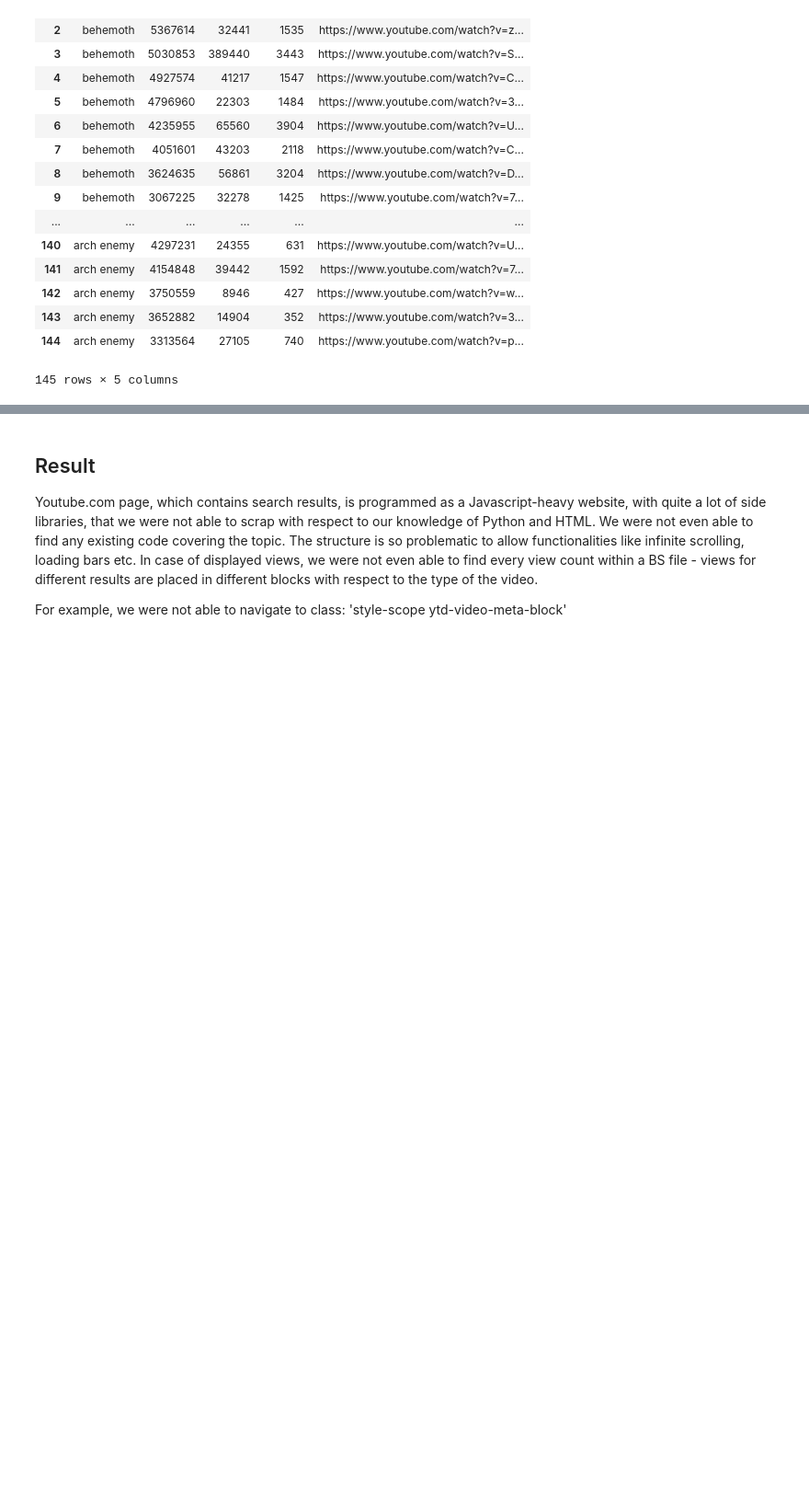
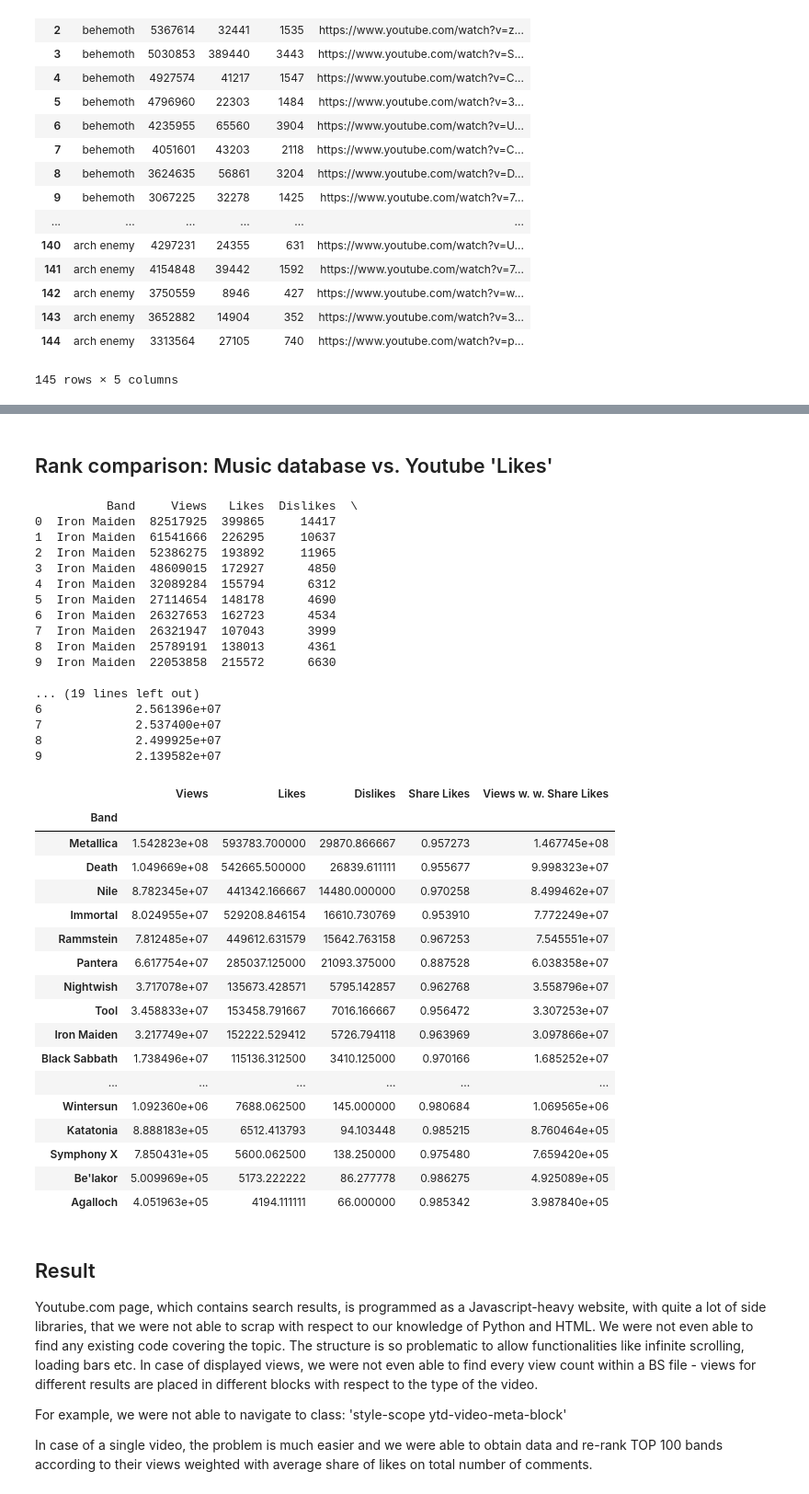
Before and after one commit to Zobis/Project_Python, a Jupyter notebook: Get_Data_YT.ipynb, the cells around one changed output, grey strips where cells are left out. Shown at 92% size. Saved outputs shown, nothing was run; the diff lists cells and outputs as text; code cells hidden in the pictures; blank space fills up the shorter version.

Commit message:
Ranked data TOP100

```diff
--- a/Get_Data_YT.ipynb
+++ b/Get_Data_YT.ipynb
@@ -34,11 +34,11 @@ def infotube(link):
 
     #number of likes
     likes=page.find_all('span', {'class' : "yt-uix-clickcard"})[2].find_all('span', {'class' : "yt-uix-button-content"})[0].text.replace(u'\xa0', u'')
-    likes=int(likes)
+    #likes=int(likes)
 
     #number of dislikes
     dislikes=page.find_all('span', {'class' : "yt-uix-clickcard"})[4].find_all('span', {'class' : "yt-uix-button-content"})[0].text.replace(u'\xa0', u'')
-    dislikes=int(dislikes)
+    #dislikes=int(dislikes)
 
     return np.array([views,likes,dislikes])
 # %%
@@ -148,0 +117,14 @@ NameError: name 'getSoup' is not defined
+# %%
+# If the csv is not loaded yet, load it.
+if not TOP100:
+    TOP100 = pd.read_csv("metal_bands_2017.csv")
+
+# Show the head of data
+print(TOP100[:5])
+
+band_name_list = TOP100['band_name']
+
+# Run only once!
+statisticstube(band_name_list)
+
+StatTube = statisticstube(band_name_list)
@@ -149,5 +145,64 @@ NameError: name 'getSoup' is not defined
+# %% [markdown]
+## Rank comparison: Music database vs. Youtube 'Likes'
+# %%
+#Merge previous tables: if not TOP100: TOP100 = pd.read_csv("metal_bands_2017.csv")
+#print(StatTube[:10])
+
+# Run just once to get rid of links with necessity to login
+#StatTube = StatTube. drop([213, 283, 993, 923], axis=0)
+
+# Create variable  Share Like to see the popularity of each video to subsequent rank of band
+# Convert strings to numbers
+
+StatTube[['Likes', 'Dislikes', 'Views']] = StatTube[['Likes', 'Dislikes', 'Views']].apply(pd.to_numeric)
+StatTube['Share Likes'] = StatTube['Likes'] / (StatTube['Likes'] + StatTube['Dislikes'])
+StatTube['Views w. w. Share Likes'] = StatTube['Share Likes'] * StatTube['Views']
+
+# Show head of StatTube
+print(StatTube[:10])
+
+# We obtained list of 100 bands concerned as TOP 100 in a subset and we resorted them with respect to average youtube ranking
+StatTube.groupby('Band').mean().sort_values('Views w. w. Share Likes', axis=0, ascending=False)
+# %% [output]
+          Band     Views   Likes  Dislikes  \
+0  Iron Maiden  82517925  399865     14417
+1  Iron Maiden  61541666  226295     10637
+2  Iron Maiden  52386275  193892     11965
+3  Iron Maiden  48609015  172927      4850
+4  Iron Maiden  32089284  155794      6312
+5  Iron Maiden  27114654  148178      4690
+6  Iron Maiden  26327653  162723      4534
+7  Iron Maiden  26321947  107043      3999
+8  Iron Maiden  25789191  138013      4361
+9  Iron Maiden  22053858  215572      6630
+
+... (19 lines left out)
+6             2.561396e+07
+7             2.537400e+07
+8             2.499925e+07
+9             2.139582e+07
+|  | Views | Likes | Dislikes | Share Likes | Views w. w. Share Likes |
+| Band |  |  |  |  |  |
+| Metallica | 1.542823e+08 | 593783.700000 | 29870.866667 | 0.957273 | 1.467745e+08 |
+| Death | 1.049669e+08 | 542665.500000 | 26839.611111 | 0.955677 | 9.998323e+07 |
+| Nile | 8.782345e+07 | 441342.166667 | 14480.000000 | 0.970258 | 8.499462e+07 |
+| Immortal | 8.024955e+07 | 529208.846154 | 16610.730769 | 0.953910 | 7.772249e+07 |
+| Rammstein | 7.812485e+07 | 449612.631579 | 15642.763158 | 0.967253 | 7.545551e+07 |
+| Pantera | 6.617754e+07 | 285037.125000 | 21093.375000 | 0.887528 | 6.038358e+07 |
+| Nightwish | 3.717078e+07 | 135673.428571 | 5795.142857 | 0.962768 | 3.558796e+07 |
+| Tool | 3.458833e+07 | 153458.791667 | 7016.166667 | 0.956472 | 3.307253e+07 |
+| Iron Maiden | 3.217749e+07 | 152222.529412 | 5726.794118 | 0.963969 | 3.097866e+07 |
+| Black Sabbath | 1.738496e+07 | 115136.312500 | 3410.125000 | 0.970166 | 1.685252e+07 |
+| ... | ... | ... | ... | ... | ... |
+| Wintersun | 1.092360e+06 | 7688.062500 | 145.000000 | 0.980684 | 1.069565e+06 |
+| Katatonia | 8.888183e+05 | 6512.413793 | 94.103448 | 0.985215 | 8.760464e+05 |
+| Symphony X | 7.850431e+05 | 5600.062500 | 138.250000 | 0.975480 | 7.659420e+05 |
+| Be'lakor | 5.009969e+05 | 5173.222222 | 86.277778 | 0.986275 | 4.925089e+05 |
+| Agalloch | 4.051963e+05 | 4194.111111 | 66.000000 | 0.985342 | 3.987840e+05 |
 # %% [markdown]
 ## Result
 Youtube.com page, which contains search results, is programmed as a Javascript-heavy website, with quite a lot of side libraries, that we were not able to scrap with respect to our knowledge of Python and HTML. We were not even able to find any existing code covering the topic. The structure is so problematic to allow functionalities like infinite scrolling, loading bars etc. In case of displayed views, we were not even able to find every view count within a BS file - views for different results are placed in different blocks with respect to the type of the video.
 
 For example, we were not able to navigate to class: 'style-scope ytd-video-meta-block'
+
+In case of a single video, the problem is much easier and we were able to obtain data and re-rank TOP 100 bands according to their views weighted with average share of likes on total number of comments.
```
Also changed, not shown: parts of 8 cells of this notebook, 1 other file.
